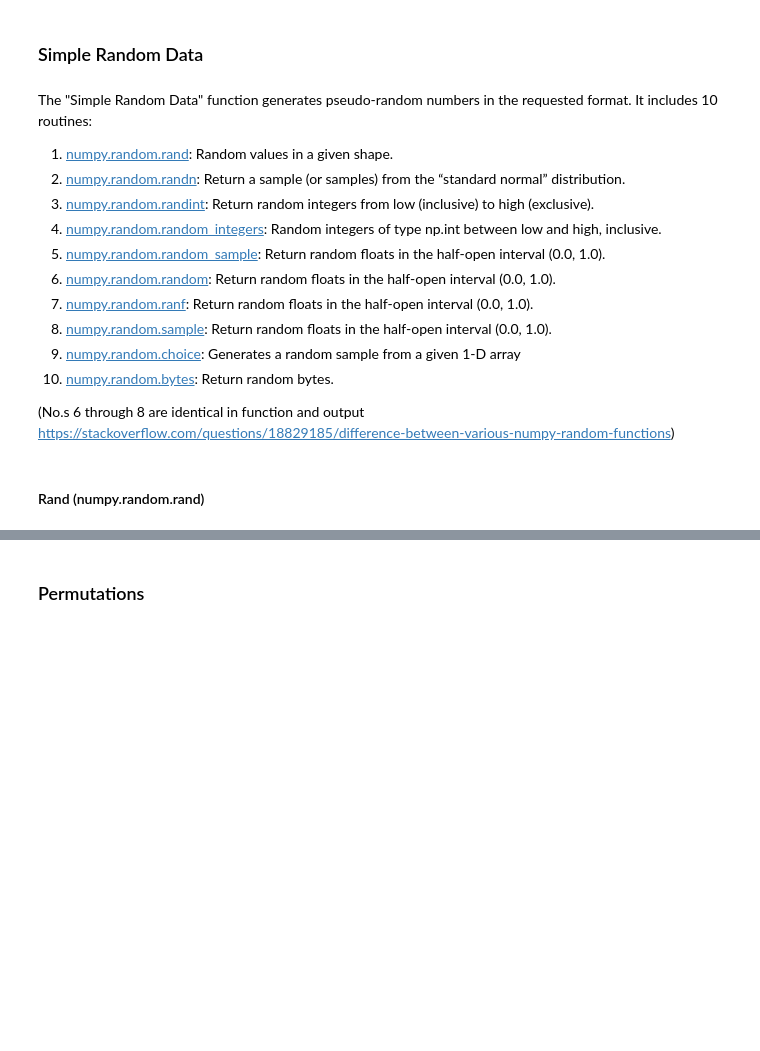
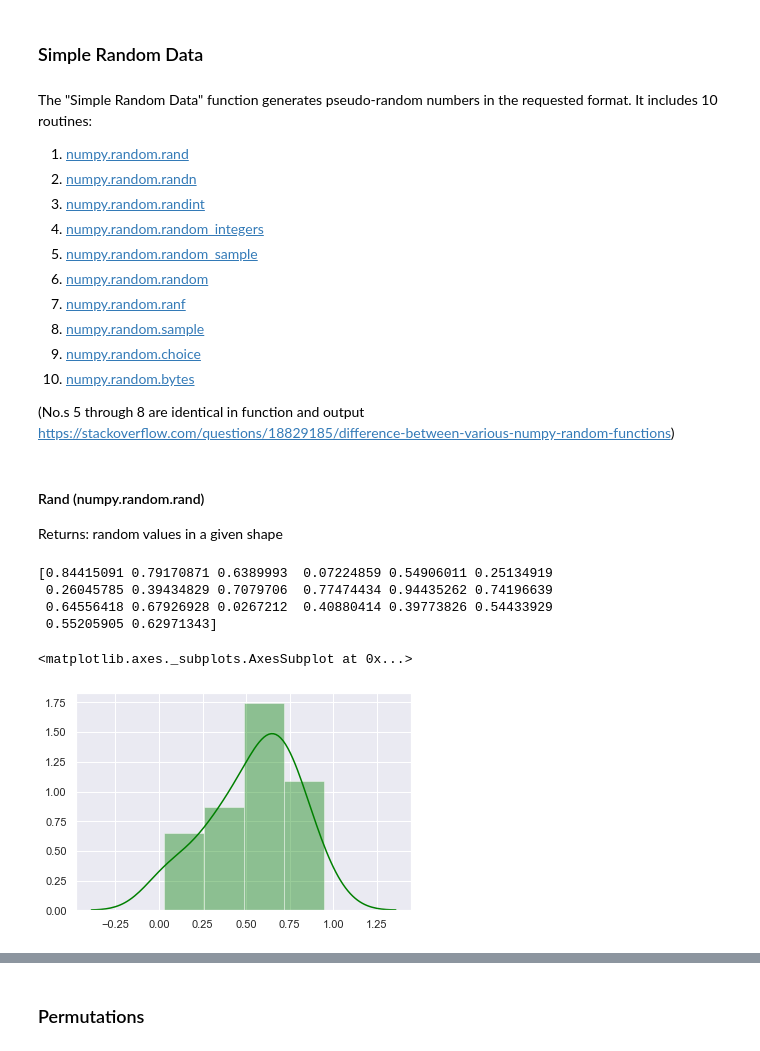
Before and after one commit to Pmcg1/ProgDA_Assignment, a Jupyter notebook: ProgDA_Assessment_1_2019.ipynb, the cells around one changed output, grey strips where cells are left out. Saved outputs shown, nothing was run; the diff lists cells and outputs as text; code cells hidden in the pictures; blank space fills up the shorter version.

Commit message:
examples and visualisations for 1st 8 Simple Random Data functions (to be extended)

```diff
--- a/ProgDA_Assessment_1_2019.ipynb
+++ b/ProgDA_Assessment_1_2019.ipynb
@@ -18,6 +18,8 @@ We need numpy for the assignment. We'll also bring in matplotlib and seaborn for
 import numpy as np
 import matplotlib.pyplot as plt
 import seaborn as sns
+# %%
+sns.set(color_codes=True)
 # %% [markdown]
 This is the numpy.random documentation:
 https://docs.scipy.org/doc/numpy-1.16.0/reference/routines.random.html
@@ -43,17 +45,30 @@ numpy.random is a set of routines that focus on generation of, or working with r
 ### Simple Random Data
 # %% [markdown]
 The "Simple Random Data" function generates pseudo-random numbers in the requested format. It includes 10 routines:
-1. [numpy.random.rand](https://docs.scipy.org/doc/numpy-1.16.0/reference/generated/numpy.random.rand.html#numpy.random.rand): Random values in a given shape.
-2. [numpy.random.randn](https://docs.scipy.org/doc/numpy-1.16.0/reference/generated/numpy.random.randn.html#numpy.random.randn): Return a sample (or samples) from the “standard normal” distribution.
-3. [numpy.random.randint](https://docs.scipy.org/doc/numpy-1.16.0/reference/generated/numpy.random.randint.html#numpy.random.randint): Return random integers from low (inclusive) to high (exclusive).
-4. [numpy.random.random_integers](https://docs.scipy.org/doc/numpy-1.16.0/reference/generated/numpy.random.random_integers.html#numpy.random.random_integers): Random integers of type np.int between low and high, inclusive.
-5. [numpy.random.random_sample](https://docs.scipy.org/doc/numpy-1.16.0/reference/generated/numpy.random.random_sample.html#numpy.random.random_sample): Return random floats in the half-open interval (0.0, 1.0).
-6. [numpy.random.random](https://docs.scipy.org/doc/numpy-1.16.0/reference/generated/numpy.random.random.html#numpy.random.random): Return random floats in the half-open interval (0.0, 1.0).
-7. [numpy.random.ranf](https://docs.scipy.org/doc/numpy-1.16.0/reference/generated/numpy.random.ranf.html#numpy.random.ranf): Return random floats in the half-open interval (0.0, 1.0).
-8. [numpy.random.sample](https://docs.scipy.org/doc/numpy-1.16.0/reference/generated/numpy.random.sample.html#numpy.random.sample): Return random floats in the half-open interval (0.0, 1.0).
-9. [numpy.random.choice](https://docs.scipy.org/doc/numpy-1.16.0/reference/generated/numpy.random.choice.html#numpy.random.choice): Generates a random sample from a given 1-D array
-10. [numpy.random.bytes](https://docs.scipy.org/doc/numpy-1.16.0/reference/generated/numpy.random.bytes.html#numpy.random.bytes): Return random bytes.
+1. [numpy.random.rand](https://docs.scipy.org/doc/numpy-1.16.0/reference/generated/numpy.random.rand.html#numpy.random.rand)
+2. [numpy.random.randn](https://docs.scipy.org/doc/numpy-1.16.0/reference/generated/numpy.random.randn.html#numpy.random.randn)
+3. [numpy.random.randint](https://docs.scipy.org/doc/numpy-1.16.0/reference/generated/numpy.random.randint.html#numpy.random.randint)
+4. [numpy.random.random_integers](https://docs.scipy.org/doc/numpy-1.16.0/reference/generated/numpy.random.random_integers.html#numpy.random.random_integers)
+5. [numpy.random.random_sample](https://docs.scipy.org/doc/numpy-1.16.0/reference/generated/numpy.random.random_sample.html#numpy.random.random_sample)
+6. [numpy.random.random](https://docs.scipy.org/doc/numpy-1.16.0/reference/generated/numpy.random.random.html#numpy.random.random)
+7. [numpy.random.ranf](https://docs.scipy.org/doc/numpy-1.16.0/reference/generated/numpy.random.ranf.html#numpy.random.ranf)
+8. [numpy.random.sample](https://docs.scipy.org/doc/numpy-1.16.0/reference/generated/numpy.random.sample.html#numpy.random.sample)
+9. [numpy.random.choice](https://docs.scipy.org/doc/numpy-1.16.0/reference/generated/numpy.random.choice.html#numpy.random.choice)
+10. [numpy.random.bytes](https://docs.scipy.org/doc/numpy-1.16.0/reference/generated/numpy.random.bytes.html#numpy.random.bytes)
 
-(No.s 6 through 8 are identical in function and output https://stackoverflow.com/questions/18829185/difference-between-various-numpy-random-functions)
+(No.s 5 through 8 are identical in function and output https://stackoverflow.com/questions/18829185/difference-between-various-numpy-random-functions)
 # %% [markdown]
 #### Rand (numpy.random.rand)
+Returns: random values in a given shape
+# %%
+# Generate 20 random numbers
+x = np.random.rand(20)
+print(x)
+sns.distplot(x, color="green")
+# %% [output]
+[0.84415091 0.79170871 0.6389993  0.07224859 0.54906011 0.25134919
+ 0.26045785 0.39434829 0.7079706  0.77474434 0.94435262 0.74196639
+ 0.64556418 0.67926928 0.0267212  0.40880414 0.39773826 0.54433929
+ 0.55205905 0.62971343]
+<matplotlib.axes._subplots.AxesSubplot at 0x...>
+[figure, added]
```
Also changed, not shown: parts of 27 cells of this notebook.
